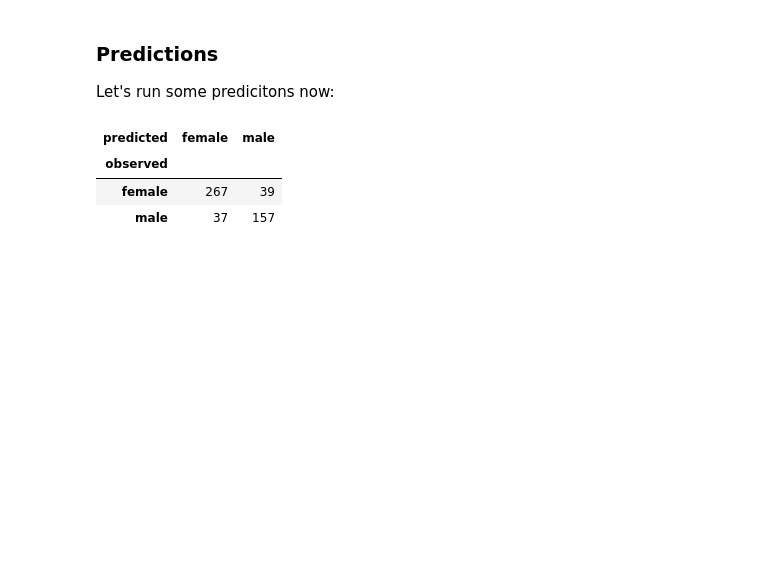
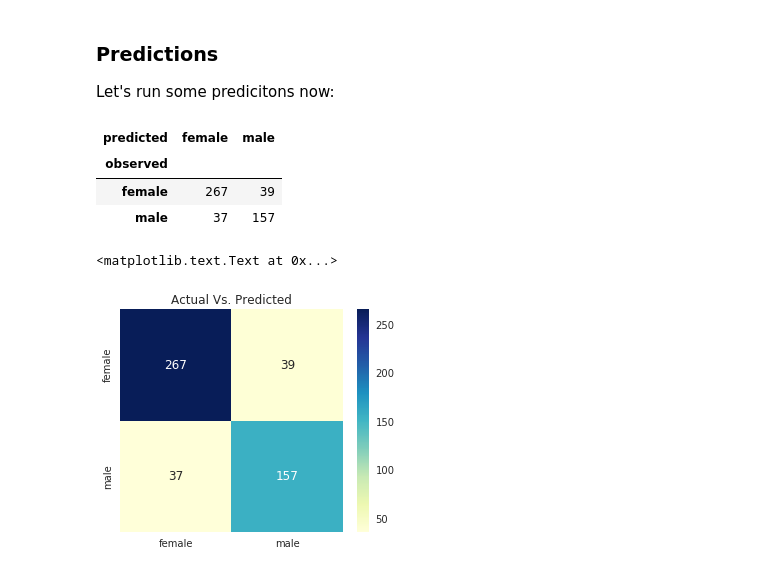
Before and after one commit to rmalarc/DATA620, a Jupyter notebook: project3/project3.ipynb, the cells around one changed output. Cells and saved outputs as stored; diff of their text form; code cells hidden in the pictures; blank space fills up the shorter version.

Commit message:
Add files via upload
Team 2 added graphically representation of confusion matrix

```diff
--- a/project3/project3.ipynb
+++ b/project3/project3.ipynb
@@ -277,3 +275,23 @@ pd.crosstab(preds.observed,preds.predicted)
 | observed |  |  |
 | female | 267 | 39 |
 | male | 37 | 157 |
+# %%
+import seaborn as sn
+import matplotlib.pyplot as plt
+import numpy as np
+genderDf = pd.crosstab(preds.observed,preds.predicted)
+
+genderDf = pd.DataFrame(genderDf)
+genderArray = np.array([[genderDf.at['female','female'], genderDf.at['female','male']],
+                   [genderDf.at['male','female'], genderDf.at['male','male']]])
+
+genderCM = pd.DataFrame(genderArray, index = ['female','male'],
+                  columns = ['female','male'])
+plt.figure(figsize = (5,4))
+ax = plt.axes()
+sn.heatmap(genderCM, annot=True,cmap='YlGnBu', fmt='g', ax = ax)
+
+ax.set_title('Actual Vs. Predicted')
+# %% [output]
+<matplotlib.text.Text at 0x...>
+[figure, added]
```
Also changed, not shown: parts of 6 cells of this notebook.
